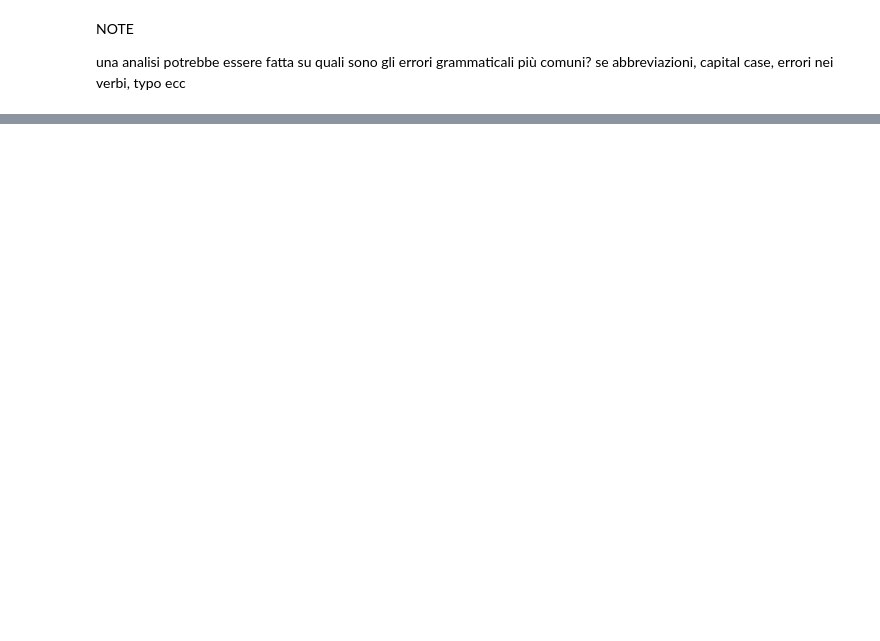
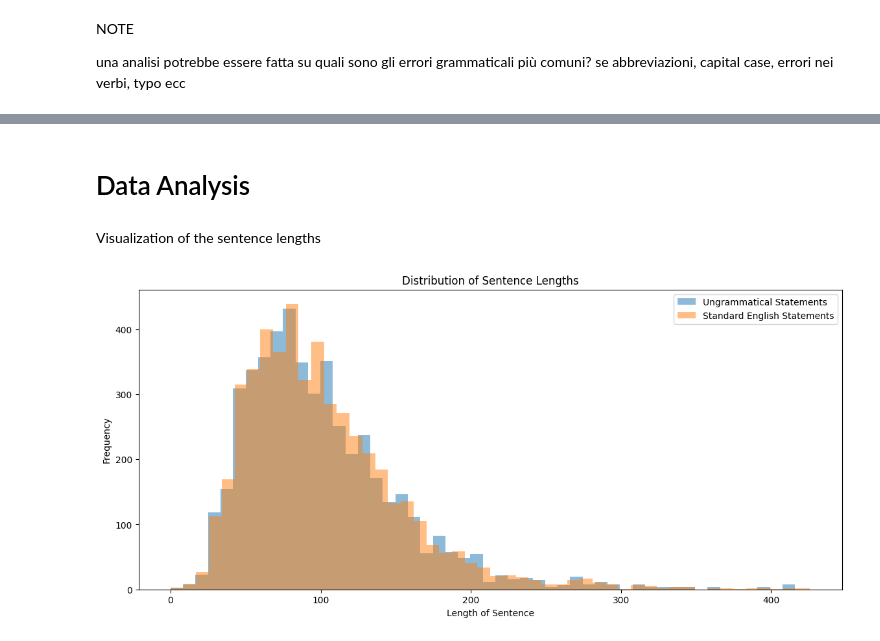
Before and after one commit to Sopralapanca/jet-brains-internship-challenge, a Jupyter notebook: [JBI]ImprovingWritingAssistance.ipynb, the cells around one changed output, grey strips where cells are left out. Cells and saved outputs as stored; diff of their text form; code cells hidden in the pictures; blank space fills up the shorter version.

```diff
--- a/[JBI]ImprovingWritingAssistance.ipynb
+++ b/[JBI]ImprovingWritingAssistance.ipynb
@@ -40,0 +105,3 @@ una analisi potrebbe essere fatta su quali sono gli errori grammaticali più com
+# %%
+df = df.explode("corrections")
+len(df)
@@ -40,0 +110,3 @@ una analisi potrebbe essere fatta su quali sono gli errori grammaticali più com
+# %%
+df = df.drop_duplicates(subset=["sentence", "corrections"])
+len(df)
@@ -40,0 +123,3 @@ una analisi potrebbe essere fatta su quali sono gli errori grammaticali più com
+# %%
+df["sentence"] = df["sentence"].str.strip()
+df["corrections"] = df["corrections"].str.strip()
@@ -40,0 +140,3 @@ una analisi potrebbe essere fatta su quali sono gli errori grammaticali più com
+# %%
+df["sentence"] = df["sentence"].str.replace(r'^\d+\.\s+', '', regex=True)
+df["corrections"] = df["corrections"].str.replace(r'^\d+\.\s+', '', regex=True)
@@ -40,0 +157,2 @@ una analisi potrebbe essere fatta su quali sono gli errori grammaticali più com
+# %% [markdown]
+# Data Analysis
@@ -40,0 +161,23 @@ una analisi potrebbe essere fatta su quali sono gli errori grammaticali più com
+# %% [markdown]
+Visualization of the sentence lengths
+# %%
+def plot_sentence_length_distribution(sentences: pd.Series, corrections: pd.Series):
+  """
+  Plot the distribution of sentence lengths for grammatical and non-grammatical sentences.
+  param: sentences: pd.Series for ungrammatical sentences
+  param: corrections: pd.Series for grammatical sentences
+  """
+
+  plt.figure(figsize=(14, 6))
+  plt.hist(sentences.str.len(), bins=50, alpha=0.5, label='Ungrammatical Statements')
+  plt.hist(corrections.str.len(), bins=50, alpha=0.5, label='Standard English Statements')
+  plt.title('Distribution of Sentence Lengths')
+  plt.xlabel('Length of Sentence')
+  plt.ylabel('Frequency')
+  plt.legend()
+
+  plt.show()
+
+plot_sentence_length_distribution(df["sentence"], df["corrections"])
+# %% [output]
+[figure, added]
```
Also changed, not shown: parts of 24 cells of this notebook.
